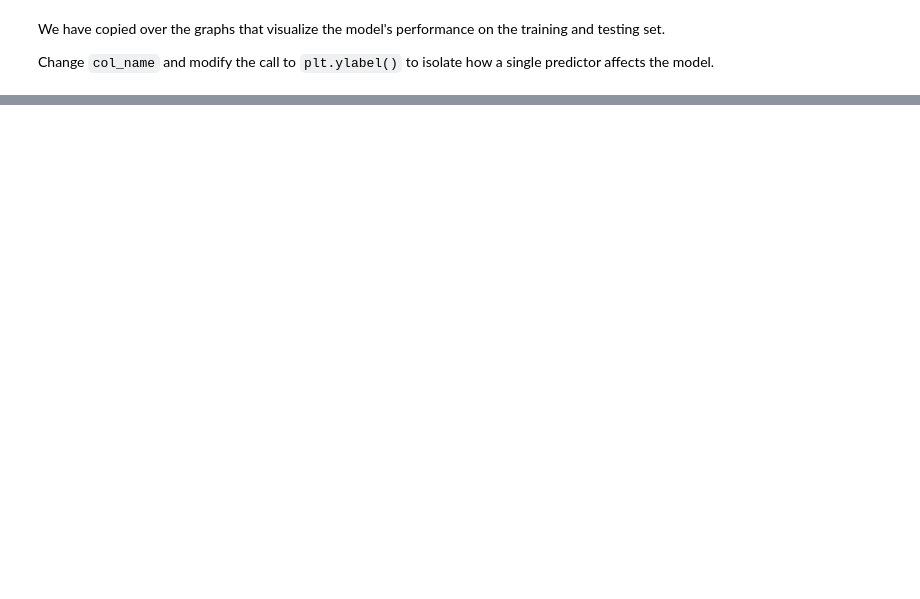
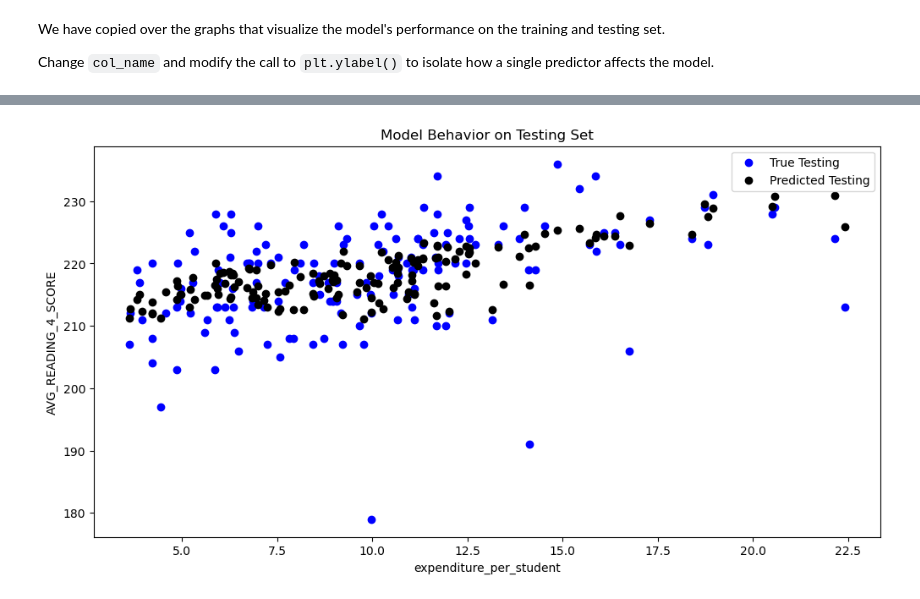
Before and after one commit to DonaldJasper0621/Donald_MDST-Tutorial, a Jupyter notebook: tutorial1/checkpoint1.ipynb, the cells around one changed output, grey strips where cells are left out. Cells and saved outputs as stored; diff of their text form; code cells hidden in the pictures; blank space fills up the shorter version.

```diff
--- a/tutorial1/checkpoint1.ipynb
+++ b/tutorial1/checkpoint1.ipynb
@@ -279,11 +310,13 @@ Change `col_name` and modify the call to `plt.ylabel()` to isolate how a single
 # %%
-# col_name = 'COLUMN NAME OF ONE PREDICTOR"
+f = plt.figure(figsize=(12,6))
+plt.scatter(X_test[col_name], y_test, color="blue")
+plt.scatter(X_test[col_name], model.predict(X_test), color="black")
 
-# f = plt.figure(figsize=(12,6))
-# plt.scatter(X_test[col_name], y_test, color = "blue")
-# plt.scatter(X_test[col_name], model.predict(X_test), color = "black")
+plt.legend(['True Testing', 'Predicted Testing'])
+plt.xlabel(col_name)
+plt.ylabel('AVG_READING_4_SCORE')  # Modify to reflect the target variable
+plt.title("Model Behavior on Testing Set")
 
-# plt.legend(['True testing','Predicted testing'])
-# plt.xlabel(col_name)
-# plt.ylabel('NAME OF THE PREDICTOR')
-# plt.title("Model Behavior on Testing Set")
+plt.show()
+# %% [output]
+[figure, added]
```
Also changed, not shown: parts of 9 cells of this notebook.
